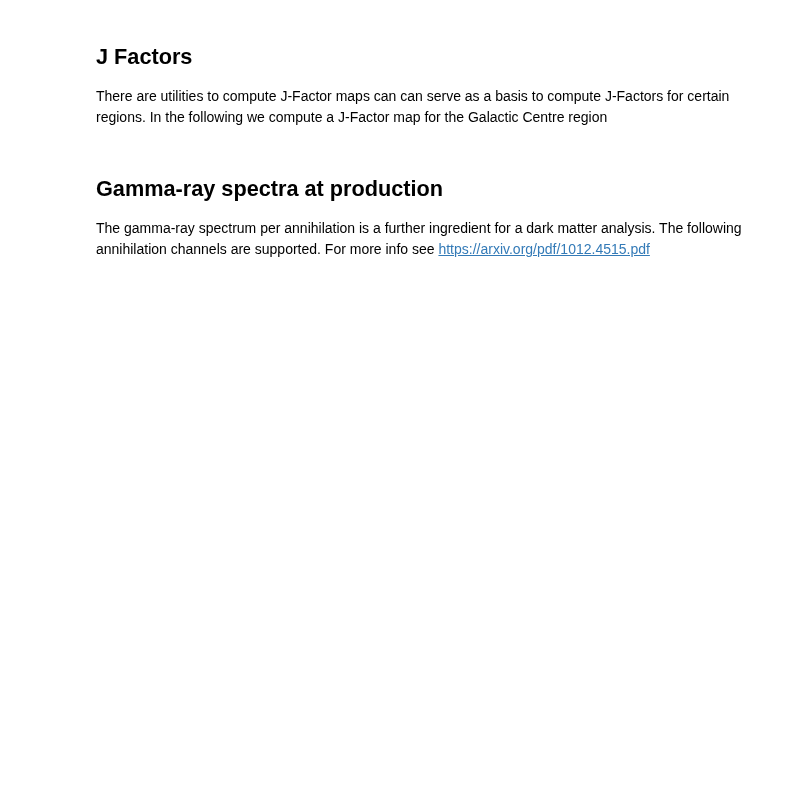
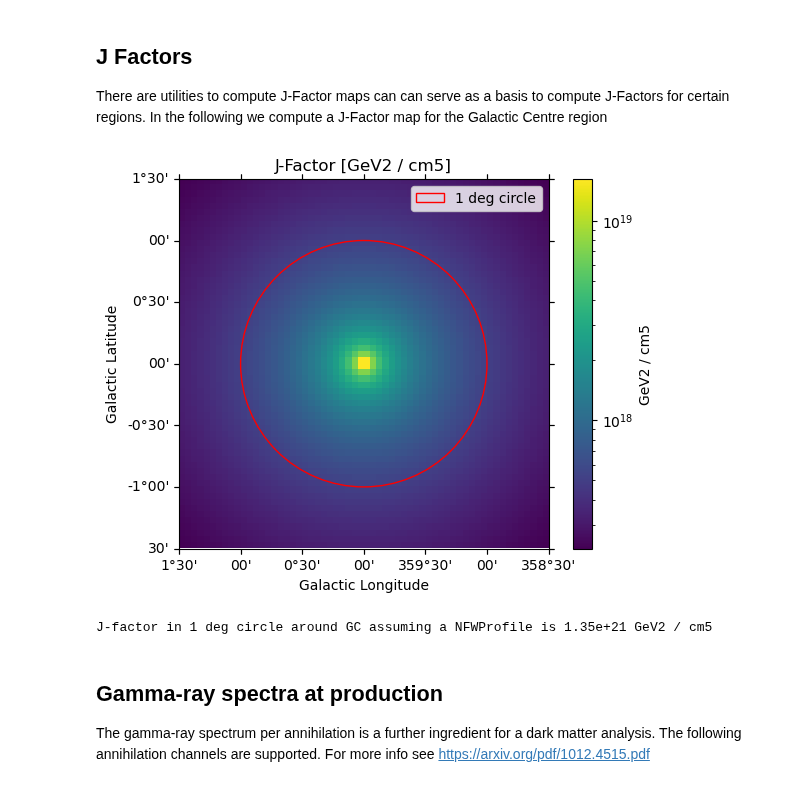
Before and after one commit to gammapy/gammapy-recipes, a Jupyter notebook: recipes/dark-matter-utilities/astro_dark_matter.ipynb, the cells around one changed output. Drawn from its saved outputs; the diff is of its cells as text; code cells hidden in the pictures; blank space fills up the shorter version.

```diff
--- a/recipes/dark-matter-utilities/astro_dark_matter.ipynb
+++ b/recipes/dark-matter-utilities/astro_dark_matter.ipynb
@@ -71,14 +81,17 @@ jfactory = JFactory(
 jfact = jfactory.compute_jfactor()
 # %%
 jfact_map = WcsNDMap(geom=geom, data=jfact.value, unit=jfact.unit)
-fig, ax, im = jfact_map.plot(cmap="viridis", norm=LogNorm(), add_cbar=True)
-plt.title(f"J-Factor [{jfact_map.unit}]")
+ax = jfact_map.plot(cmap="viridis", norm=LogNorm(), add_cbar=True)
+ax.set_title(f"J-Factor [{jfact_map.unit}]")
 
 # 1 deg circle usually used in H.E.S.S. analyses
 sky_reg = CircleSkyRegion(center=position, radius=1 * u.deg)
-pix_reg = sky_reg.to_pixel(wcs=geom.wcs)
+pix_reg = sky_reg.to_pixel(wcs=ax.wcs)
 pix_reg.plot(ax=ax, facecolor="none", edgecolor="red", label="1 deg circle")
-plt.legend()
+ax.legend()
+plt.show()
+# %% [output]
+[figure, added]
 # %%
 # NOTE: https://arxiv.org/abs/1607.08142 quote 2.67e21 without the +/- 0.3 deg band around the plane
 total_jfact = pix_reg.to_mask().multiply(jfact).sum()
@@ -86,6 +99,8 @@ print(
     "J-factor in 1 deg circle around GC assuming a "
     f"{profile.__class__.__name__} is {total_jfact:.3g}"
 )
+# %% [output]
+J-factor in 1 deg circle around GC assuming a NFWProfile is 1.35e+21 GeV2 / cm5
 # %% [markdown]
 ## Gamma-ray spectra at production
 
```
Also changed, not shown: parts of 5 cells of this notebook, 5 other files.
